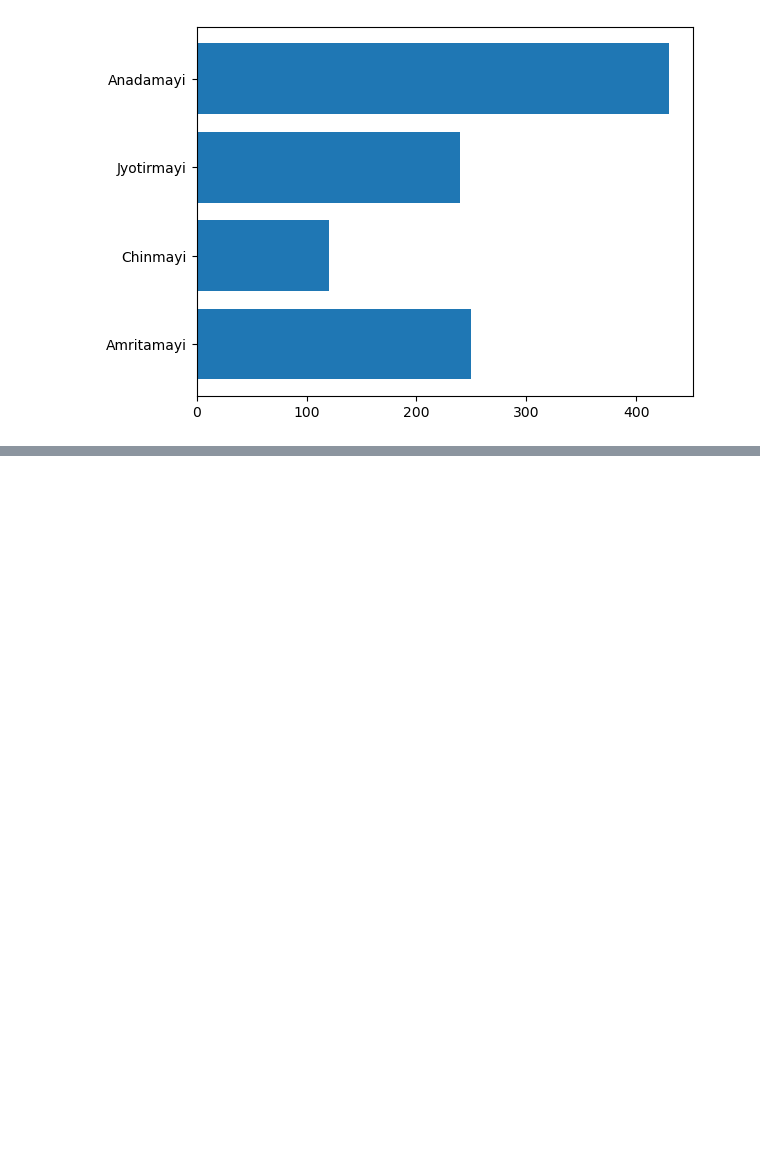
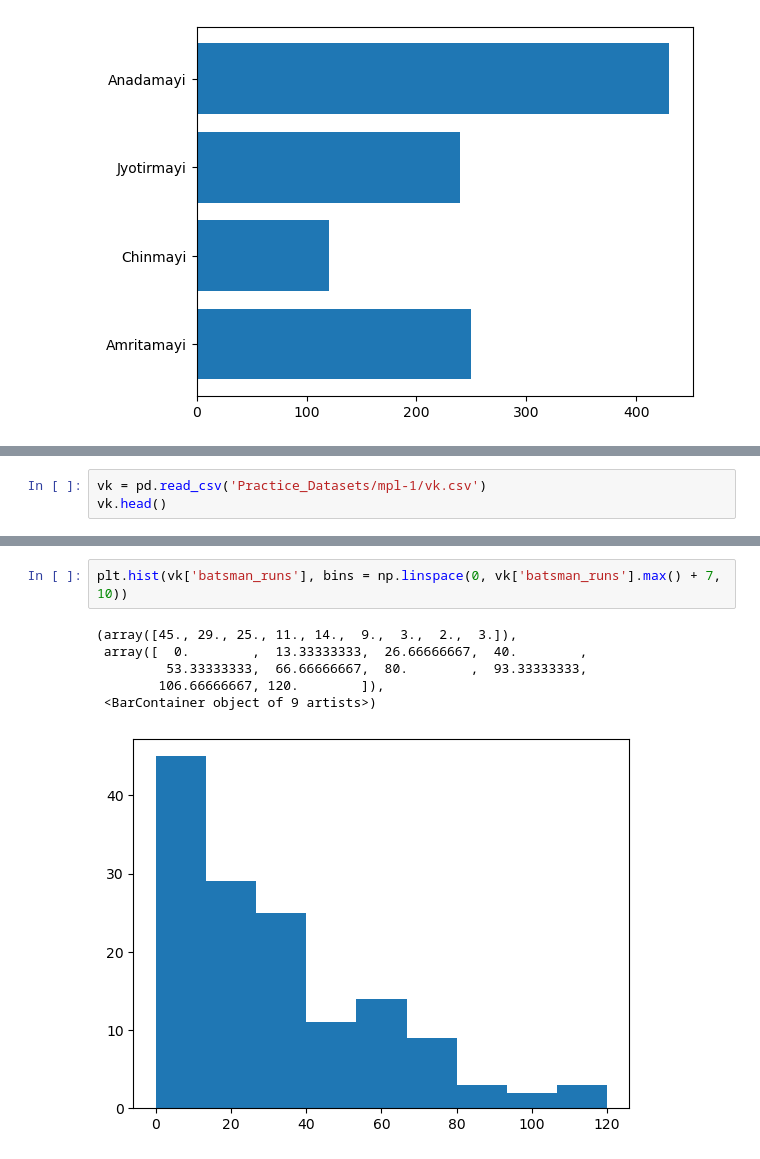
Before and after one commit to Harsith-Panda/Exploratory-Data-Analysis-And-Data-Preprocessing, a Jupyter notebook: Matplotlib.ipynb, the cells around one changed output, grey strips where cells are left out. Drawn from its saved outputs; the diff is of its cells as text; blank space fills up the shorter version.

```diff
--- a/Matplotlib.ipynb
+++ b/Matplotlib.ipynb
@@ -174,0 +210,3 @@ plt.barh(houses, no_stds)
+# %%
+vk = pd.read_csv('Practice_Datasets/mpl-1/vk.csv')
+vk.head()
@@ -174,0 +220,9 @@ plt.barh(houses, no_stds)
+# %%
+plt.hist(vk['batsman_runs'], bins = np.linspace(0, vk['batsman_runs'].max() + 7, 10))
+# %% [output]
+(array([45., 29., 25., 11., 14.,  9.,  3.,  2.,  3.]),
+ array([  0.        ,  13.33333333,  26.66666667,  40.        ,
+         53.33333333,  66.66666667,  80.        ,  93.33333333,
+        106.66666667, 120.        ]),
+ <BarContainer object of 9 artists>)
+[figure, added]
```
Also changed, not shown: parts of 13 cells of this notebook, 3 other files.
